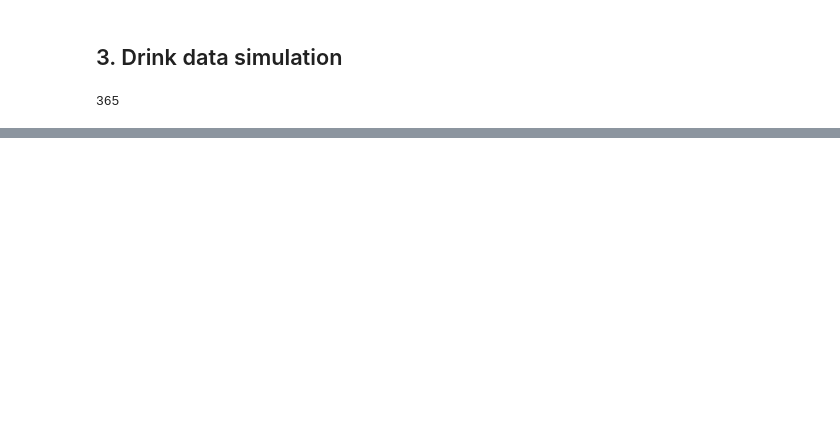
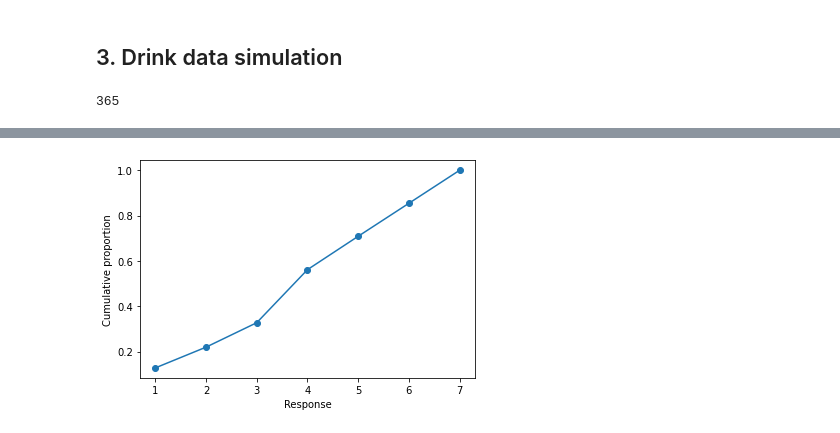
Before and after one commit to danhphan/bayesian-inferences, a Jupyter notebook: _00_rethink_stats_week7_course.ipynb, the cells around one changed output, grey strips where cells are left out. Saved outputs shown, nothing was run; the diff lists cells and outputs as text; code cells hidden in the pictures; blank space fills up the shorter version.

```diff
--- a/_00_rethink_stats_week7_course.ipynb
+++ b/_00_rethink_stats_week7_course.ipynb
@@ -249,0 +277,6 @@ np.exp(trace_drk["al"]).mean()  # rate finish manuscripts, when not drinking
+# %%
+ax = d.response.value_counts(normalize=True, sort=False).cumsum().plot(marker="o");
+ax.set_xlabel("Response")
+ax.set_ylabel("Cumulative proportion");
+# %% [output]
+[figure, added]
```
Also changed, not shown: parts of 38 cells of this notebook.
